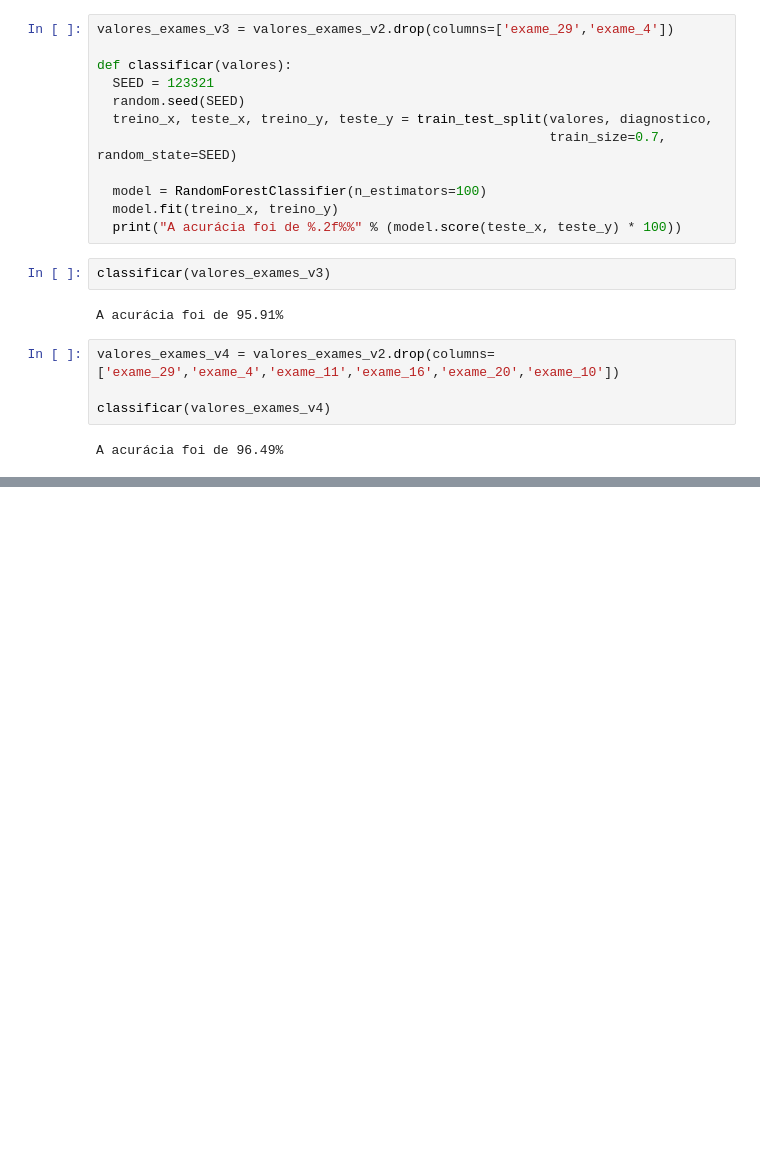
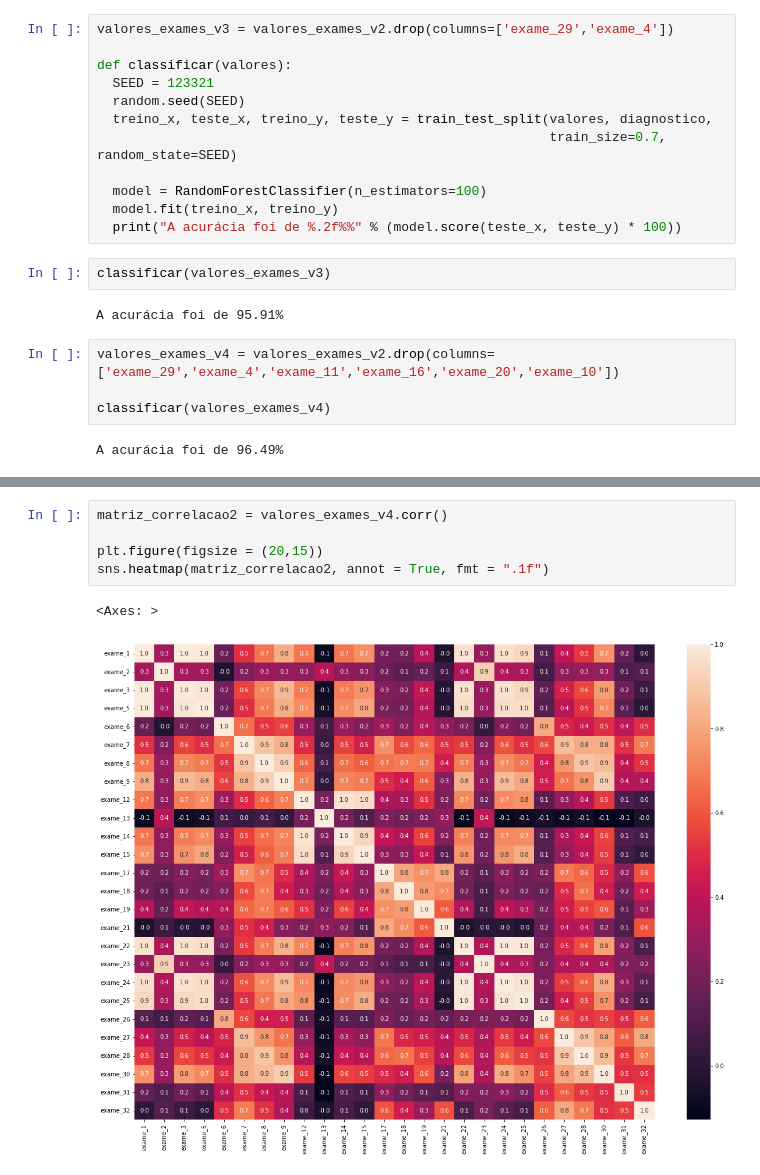
Before and after one commit to angelomaia/Autoencoder_NN_IR, a Jupyter notebook: Machine Learning - Redução de Dimensionalidade/Machine_Learning_Redução_de_Dimensionalidade.ipynb, the cells around one changed output, grey strips where cells are left out. Cells and saved outputs as stored; diff of their text form; blank space fills up the shorter version.

```diff
--- a/Machine Learning - Redução de Dimensionalidade/Machine_Learning_Redução_de_Dimensionalidade.ipynb
+++ b/Machine Learning - Redução de Dimensionalidade/Machine_Learning_Redução_de_Dimensionalidade.ipynb
@@ -248,0 +280,8 @@ A acurácia foi de 96.49%
+# %%
+matriz_correlacao2 = valores_exames_v4.corr()
+
+plt.figure(figsize = (20,15))
+sns.heatmap(matriz_correlacao2, annot = True, fmt = ".1f")
+# %% [output]
+<Axes: >
+[figure, added]
```
Also changed, not shown: parts of 39 cells of this notebook.
